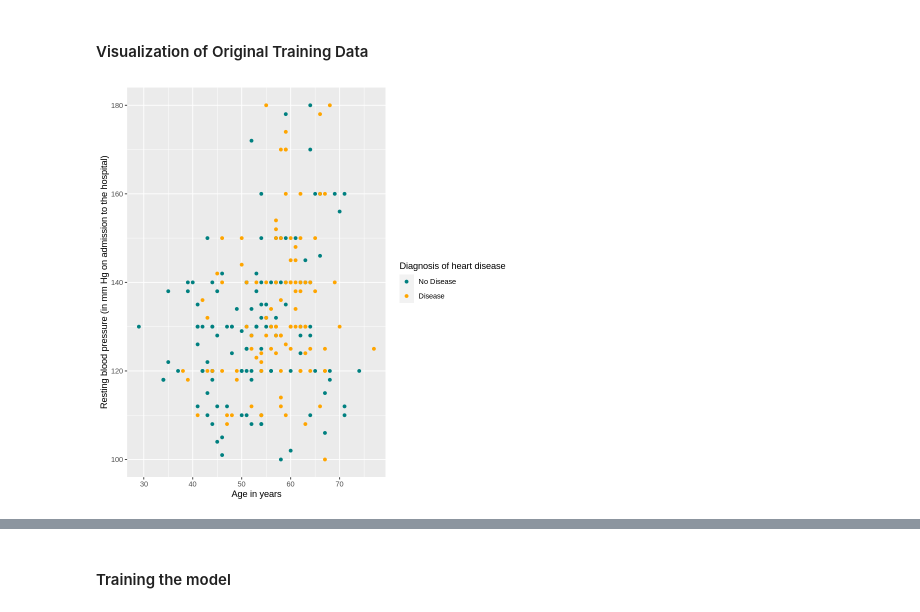
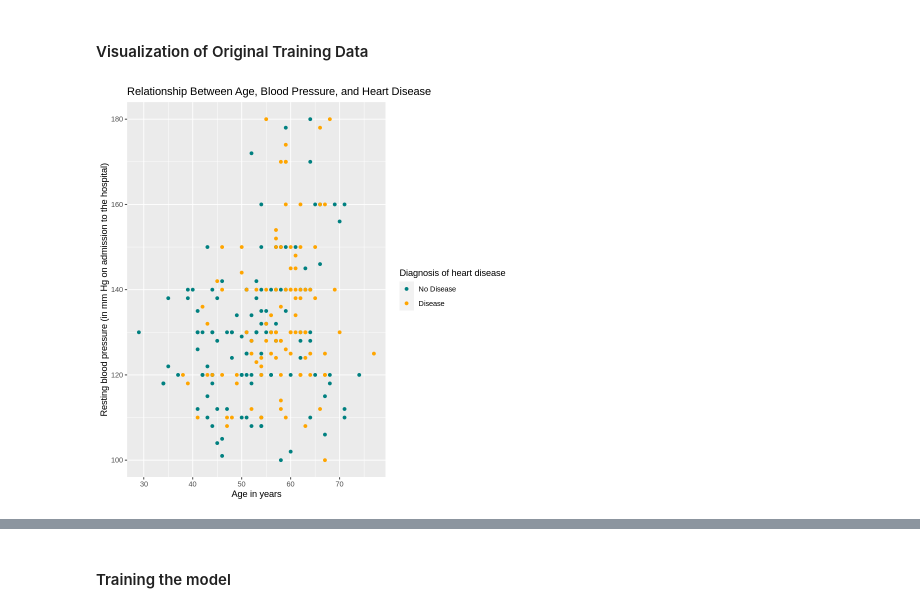
Before and after one commit to zjz02/DSCI-100-Group_41, a Jupyter notebook: Project Zhao.ipynb, the cells around one changed output, grey strips where cells are left out. Drawn from its saved outputs; the diff is of its cells as text; code cells hidden in the pictures.

```diff
--- a/Project Zhao.ipynb
+++ b/Project Zhao.ipynb
@@ -85,9 +100,10 @@ summary(hd_training)
 # %%
 hd_rbp_plot <- ggplot(hd_training, aes(x = age, y = trestbps, group = condition, color = condition)) +
              geom_point() +
              labs(x = "Age in years", y = "Resting blood pressure (in mm Hg on admission to the hospital)", colour = "Diagnosis of heart disease") +
-             scale_color_manual(labels = c("0" = "No Disease", "1" = "Disease"), values = c("#008080", "#FFA500"))
+             scale_color_manual(labels = c("0" = "No Disease", "1" = "Disease"), values = c("#008080", "#FFA500")) +
+             ggtitle("Relationship Between Age, Blood Pressure, and Heart Disease")
 hd_rbp_plot
 # %% [output]
-[figure, old version]
+[figure, new version]
 # %% [markdown]
```
Also changed, not shown: parts of 20 cells of this notebook.
